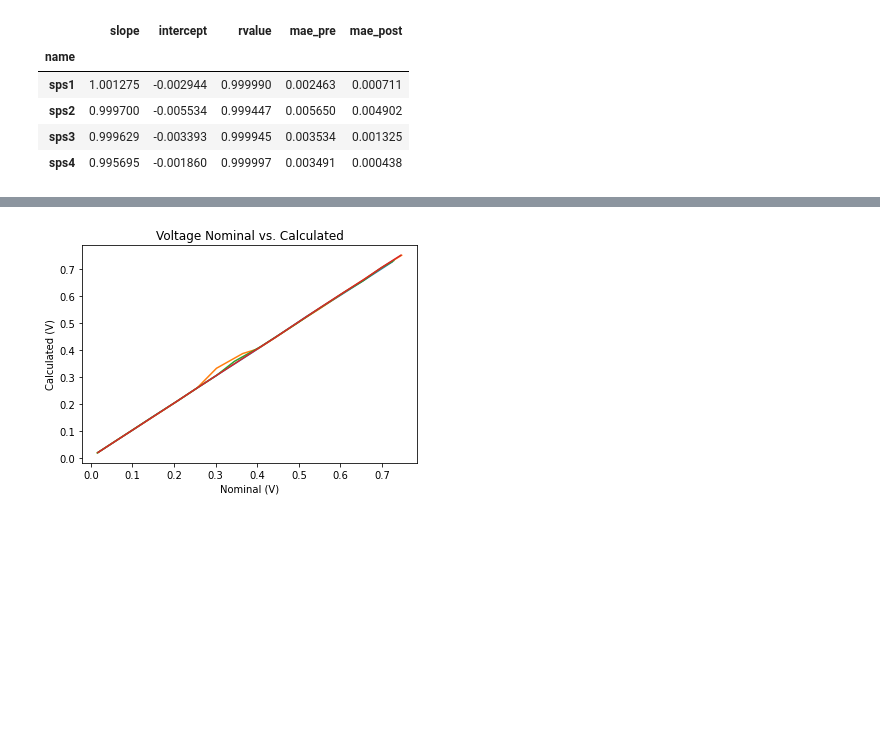
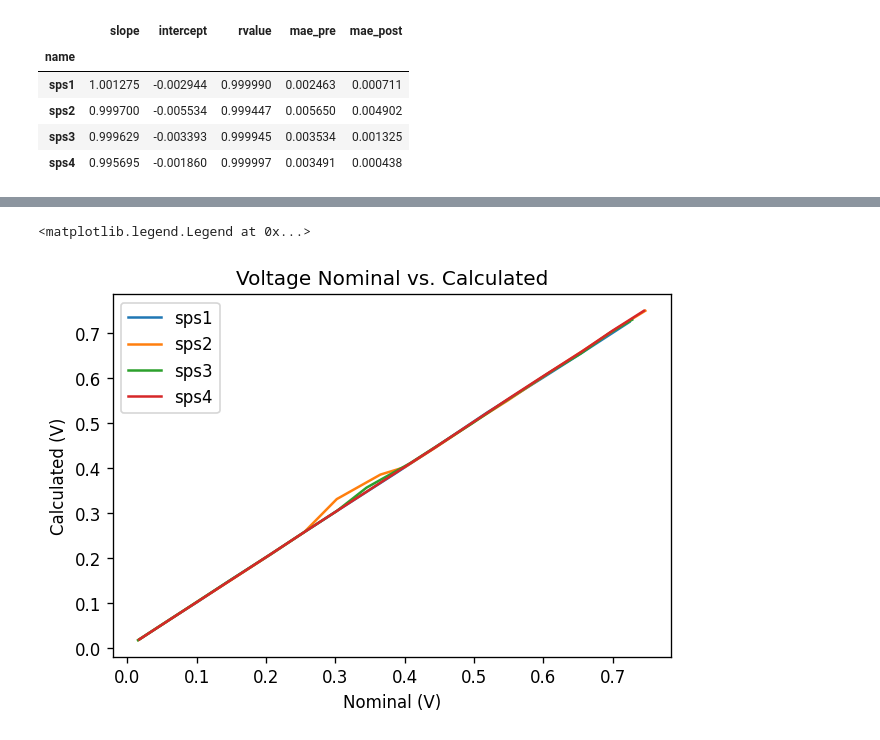
Before and after one commit to jlab-sensing/soil-power-sensor-calibration, a Jupyter notebook: calibration.ipynb, the cells around one changed output, grey strips where cells are left out. Cells and saved outputs as stored; diff of their text form; code cells hidden in the pictures; blank space fills up the shorter version.

```diff
--- a/calibration.ipynb
+++ b/calibration.ipynb
@@ -10,6 +41,11 @@ try:
     from yaml import CLoader as Loader
 except ImportError:
     from yaml import Loader
+# %%
+# Set plot size
+factor = 1.2
+default_dpi = mpl.rcParamsDefault['figure.dpi']
+mpl.rcParams['figure.dpi'] = default_dpi*factor
 # %%
 data_dir = "data"
 names = ["sps1", "sps2", "sps3", "sps4"]
@@ -117,8 +153,11 @@ Plots the nominal value vs the measured/calculated value for current/voltage. Us
 # %%
 fig, ax = plt.subplots()
+
+for n, i in zip(names, I_plots):
+    ax.plot(i["I_nom"], i["I_calc"], label=n)
+
 ax.set_title("Current Nominal vs. Calculated")
 ax.set_xlabel("Nominal (uA)")
 ax.set_ylabel("Calculated (uA)")
-for i in I_plots:
-    ax.plot(i["I_nom"], i["I_calc"])
+ax.legend()
 # %% [output]
@@ -126,9 +166,13 @@ for i in I_plots:
 # %%
 fig, ax = plt.subplots()
+
+for n, v in zip(names, V_plots):
+    ax.plot(v["V_in"], v["V_meas"], label=n)
+
 ax.set_title("Voltage Nominal vs. Calculated")
 ax.set_xlabel("Nominal (V)")
 ax.set_ylabel("Calculated (V)")
-for v in V_plots:
-    ax.plot(v["V_in"], v["V_meas"])
+ax.legend()
 # %% [output]
+<matplotlib.legend.Legend at 0x...>
-[figure, old version]
+[figure, new version]
```
Also changed, not shown: parts of 7 cells of this notebook, 3 other files.
